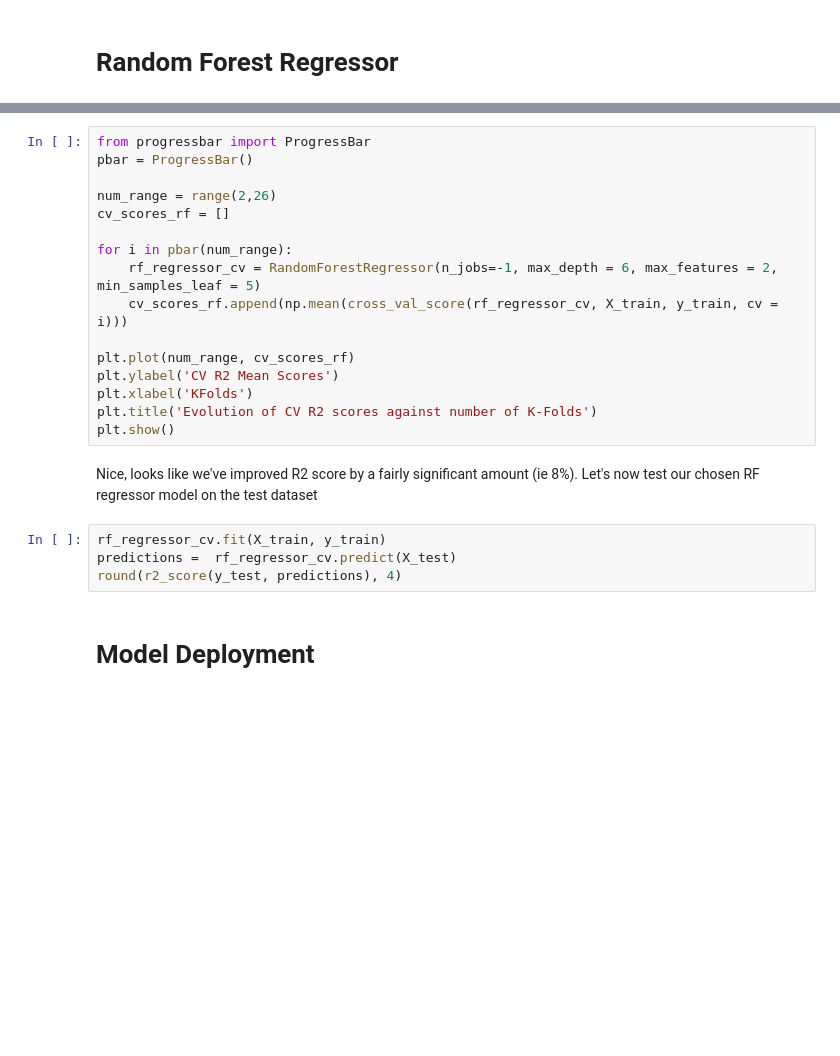
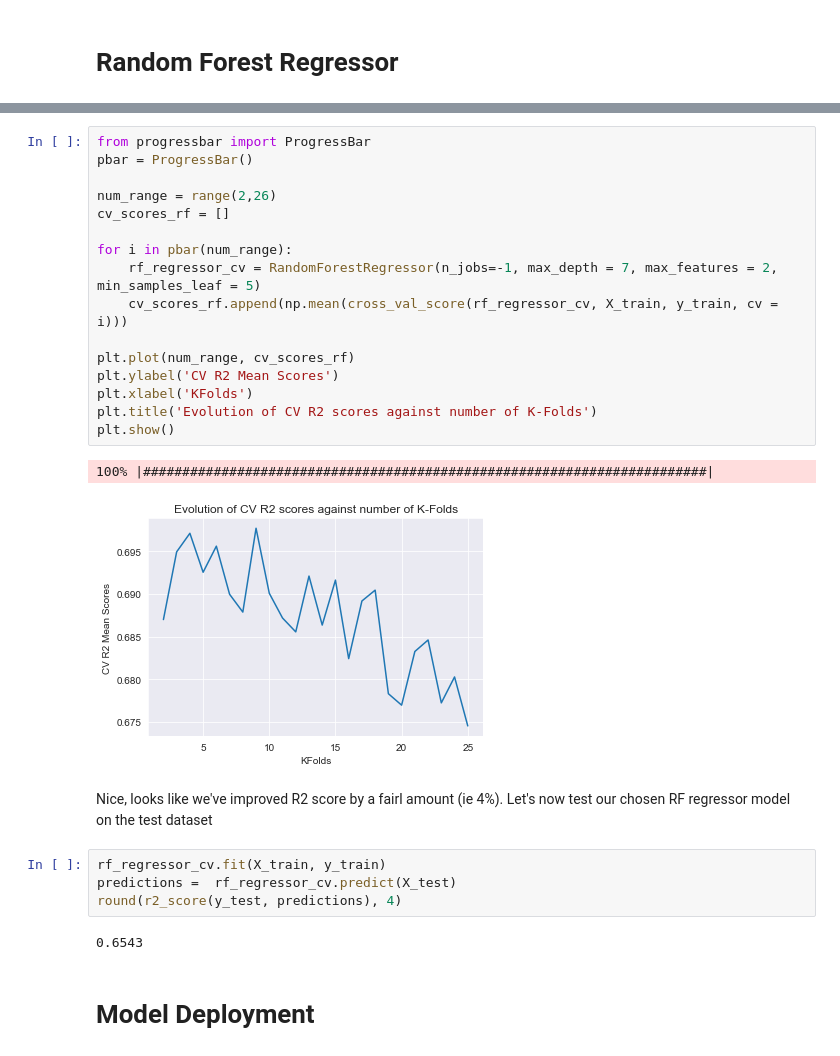
Before and after one commit to Ftan91/Recommendation-Engine-for-Private-Loans-Investments-from-a-Peer-to-Peer-Investment-Platform, a Jupyter notebook: Scraping, Regression and Recommendation.ipynb, the cells around one changed output, grey strips where cells are left out. Drawn from its saved outputs; the diff is of its cells as text; blank space fills up the shorter version.

```diff
--- a/Scraping, Regression and Recommendation.ipynb
+++ b/Scraping, Regression and Recommendation.ipynb
@@ -225,25 +320,30 @@ print (grid_rf.best_params_)
 # %%
 from progressbar import ProgressBar
 pbar = ProgressBar()
 
 num_range = range(2,26)
 cv_scores_rf = []
 
 for i in pbar(num_range):
-    rf_regressor_cv = RandomForestRegressor(n_jobs=-1, max_depth = 6, max_features = 2, min_samples_leaf = 5)
+    rf_regressor_cv = RandomForestRegressor(n_jobs=-1, max_depth = 7, max_features = 2, min_samples_leaf = 5)
     cv_scores_rf.append(np.mean(cross_val_score(rf_regressor_cv, X_train, y_train, cv = i)))
 
 plt.plot(num_range, cv_scores_rf)
 plt.ylabel('CV R2 Mean Scores')
 plt.xlabel('KFolds')
 plt.title('Evolution of CV R2 scores against number of K-Folds')
 plt.show()
+# %% [output]
+100% |########################################################################|
+[figure, added]
 # %% [markdown]
-Nice, looks like we've improved R2 score by a fairly significant amount (ie 8%). Let's now test our chosen RF regressor model on the test dataset
+Nice, looks like we've improved R2 score by a fairl amount (ie 4%). Let's now test our chosen RF regressor model on the test dataset
 # %%
 rf_regressor_cv.fit(X_train, y_train)
 predictions =  rf_regressor_cv.predict(X_test)
 round(r2_score(y_test, predictions), 4)
+# %% [output]
+0.6543
 # %% [markdown]
 # Model Deployment
 # %% [markdown]
```
Also changed, not shown: parts of 22 cells of this notebook, 1 other file.
